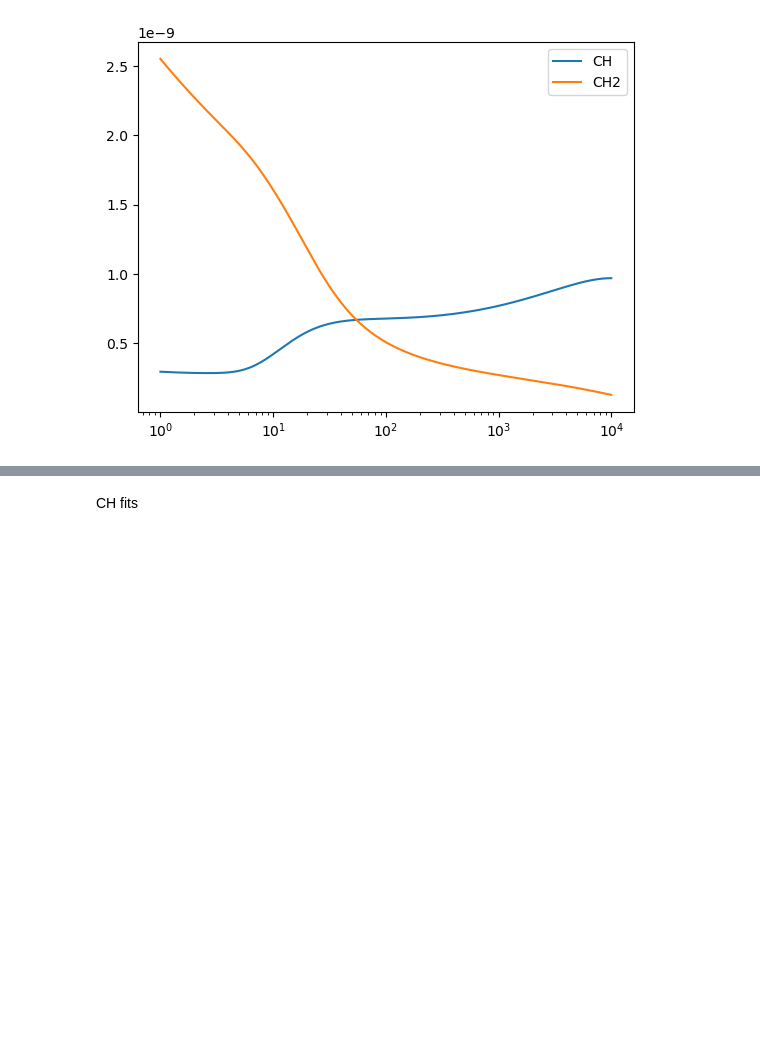
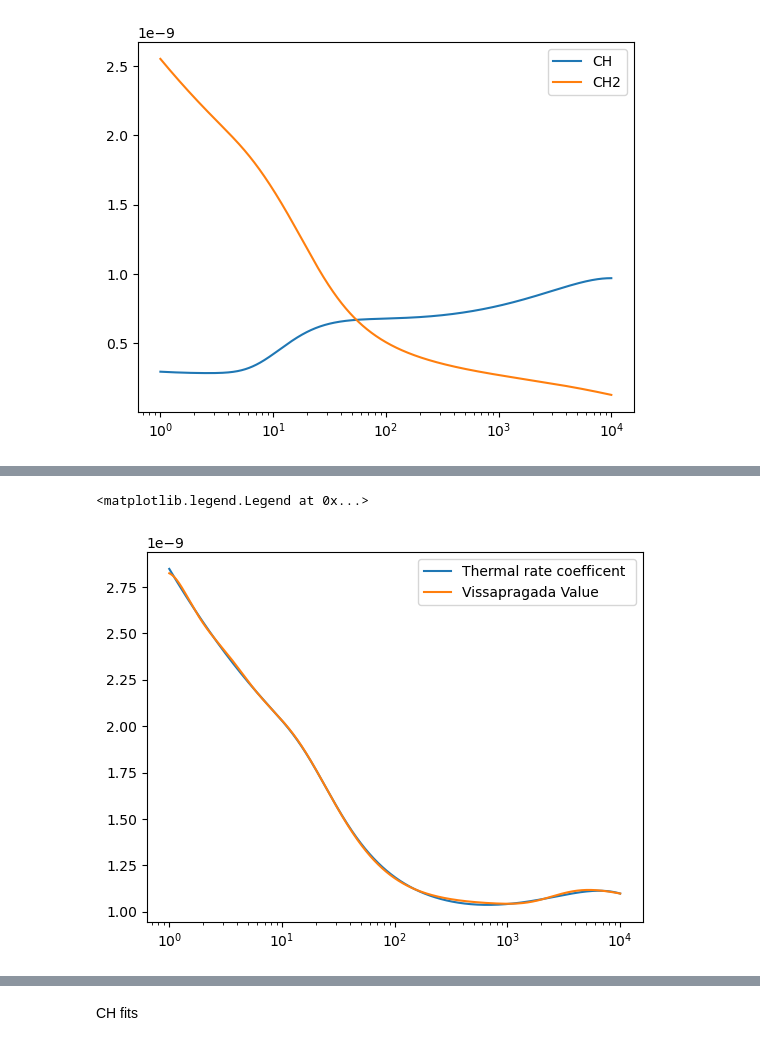
Before and after one commit to wostling/SavinGroup, a Jupyter notebook: Corrected_Fits.ipynb, the cells around one changed output, grey strips where cells are left out. Saved outputs shown, nothing was run; the diff lists cells and outputs as text; code cells hidden in the pictures; blank space fills up the shorter version.

```diff
--- a/Corrected_Fits.ipynb
+++ b/Corrected_Fits.ipynb
@@ -97,0 +119,18 @@ plt.legend()
+# %%
+#vissennprada fits
+def vfit(T, A, n, c1, c2, c3, c4, T1, T2, T3, T4):
+    sum1 = c1 * np.exp(-T1/T)
+    sum2 = c2 * np.exp(-T2/T)
+    sum3 = c3 * np.exp(-T3/T)
+    sum4 = c4 * np.exp(-T4/T)
+    value = A * ((300/T)**n) + (T**(-3/2))*(sum1+ sum2+sum3+sum4)
+    return value
+# %%
+v_data = [vfit(temp, 1.04e-9, 2.31e-3, 3.40e-8, 6.97e-9, 1.31e-7, 1.51e-4, 7.62, 1.38, 2.66e1, 8.11e3) for temp in temps]
+plt.plot(temps, TR_summed, label = "Thermal rate coefficent " )
+plt.plot(temps, v_data, label = "Vissapragada Value" )
+plt.xscale("log")
+plt.legend()
+# %% [output]
+<matplotlib.legend.Legend at 0x...>
+[figure, added]
```
Also changed, not shown: parts of 19 cells of this notebook.
